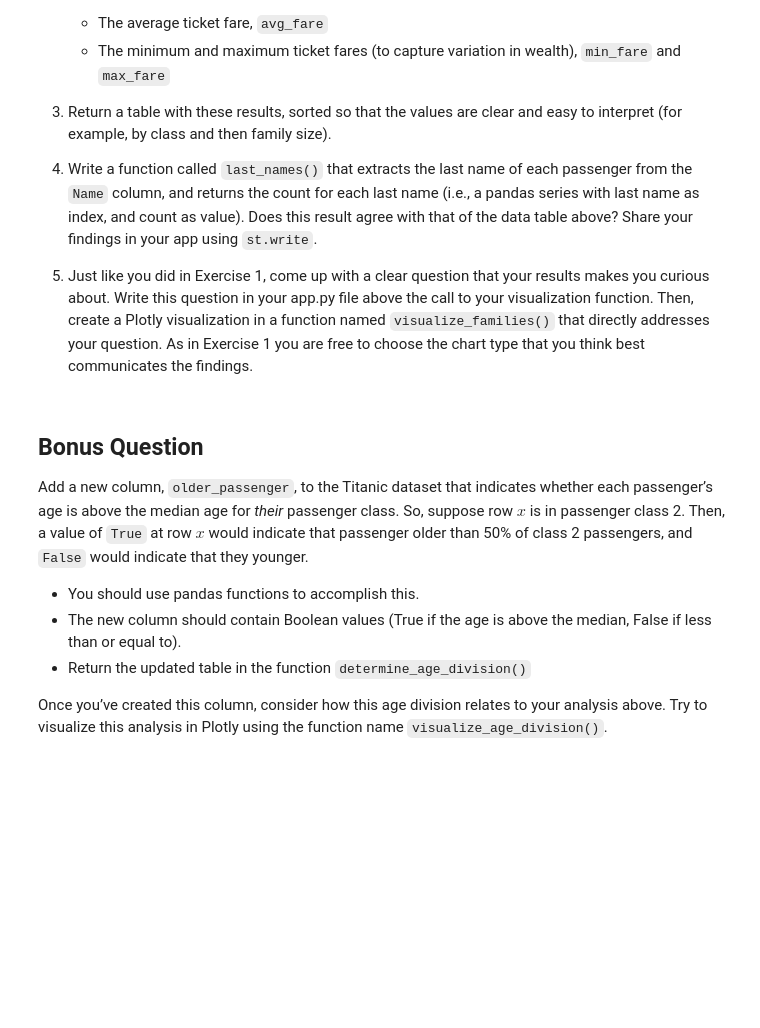
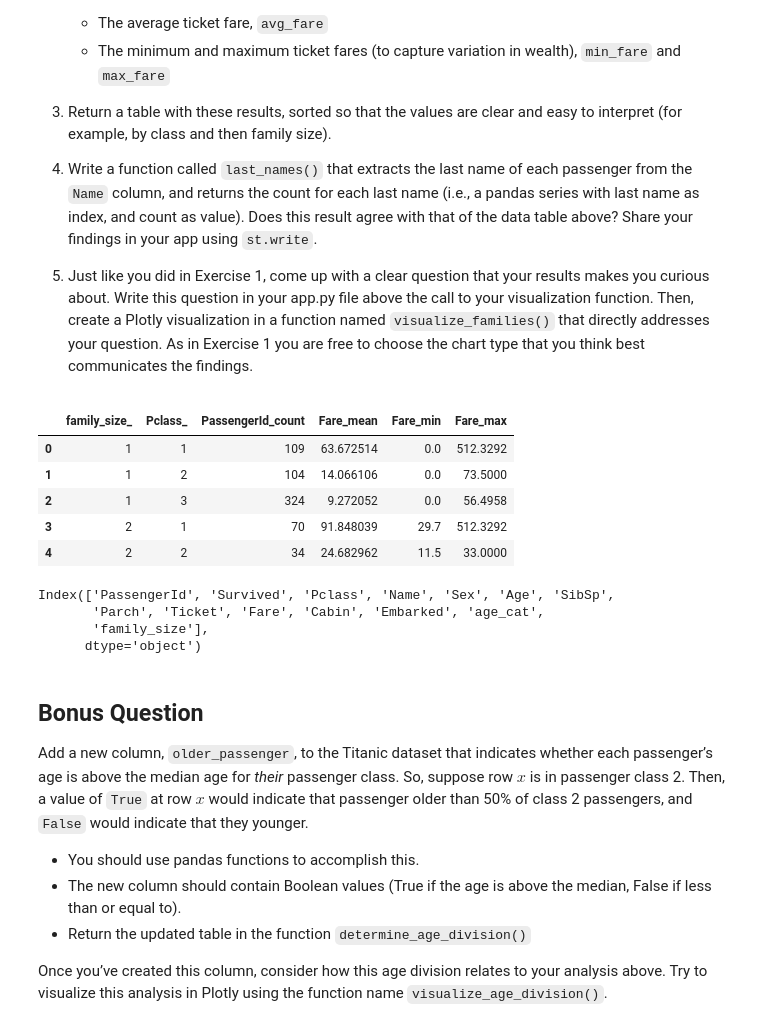
Before and after one commit to sjhawkins24/week-5, a Jupyter notebook: exercises.ipynb, the cells around one changed output. Drawn from its saved outputs; the diff is of its cells as text; code cells hidden in the pictures; blank space fills up the shorter version.

Commit message:
Creating family size and grouping

```diff
--- a/exercises.ipynb
+++ b/exercises.ipynb
@@ -167,6 +176,29 @@ Using the Titanic dataset, write a function named `family_groups()` to explore t
 4. Write a function called `last_names()` that extracts the last name of each passenger from the `Name` column, and returns the count for each last name (i.e., a pandas series with last name as index, and count as value). Does this result agree with that of the data table above? Share your findings in your app using `st.write`.
 
 5. Just like you did in Exercise 1, come up with a clear question that your results makes you curious about. Write this question in your app.py file above the call to your visualization function. Then, create a Plotly visualization in a function named `visualize_families()` that directly addresses your question. As in Exercise 1 you are free to choose the chart type that you think best communicates the findings.
+# %%
+#Creating a new column for family size
+data["family_size"] = data["SibSp"]  + data["Parch"] + 1
+# %%
+#Grouping
+grouped_data = data.groupby(["family_size", "Pclass"])\
+        [["PassengerId", "Fare"]].agg({"PassengerId": "count", "Fare": ["mean", "min", "max"] })\
+        .reset_index()
+grouped_data.columns = ['_'.join(col).strip() for col in grouped_data.columns.values]
+# %% [output]
+|  | family_size_ | Pclass_ | PassengerId_count | Fare_mean | Fare_min | Fare_max |
+| 0 | 1 | 1 | 109 | 63.672514 | 0.0 | 512.3292 |
+| 1 | 1 | 2 | 104 | 14.066106 | 0.0 | 73.5000 |
+| 2 | 1 | 3 | 324 | 9.272052 | 0.0 | 56.4958 |
+| 3 | 2 | 1 | 70 | 91.848039 | 29.7 | 512.3292 |
+| 4 | 2 | 2 | 34 | 24.682962 | 11.5 | 33.0000 |
+# %%
+data.columns
+# %% [output]
+Index(['PassengerId', 'Survived', 'Pclass', 'Name', 'Sex', 'Age', 'SibSp',
+       'Parch', 'Ticket', 'Fare', 'Cabin', 'Embarked', 'age_cat',
+       'family_size'],
+      dtype='object')
 # %% [markdown]
 ## Bonus Question
 
```
Also changed, not shown: parts of 1 cell of this notebook.
